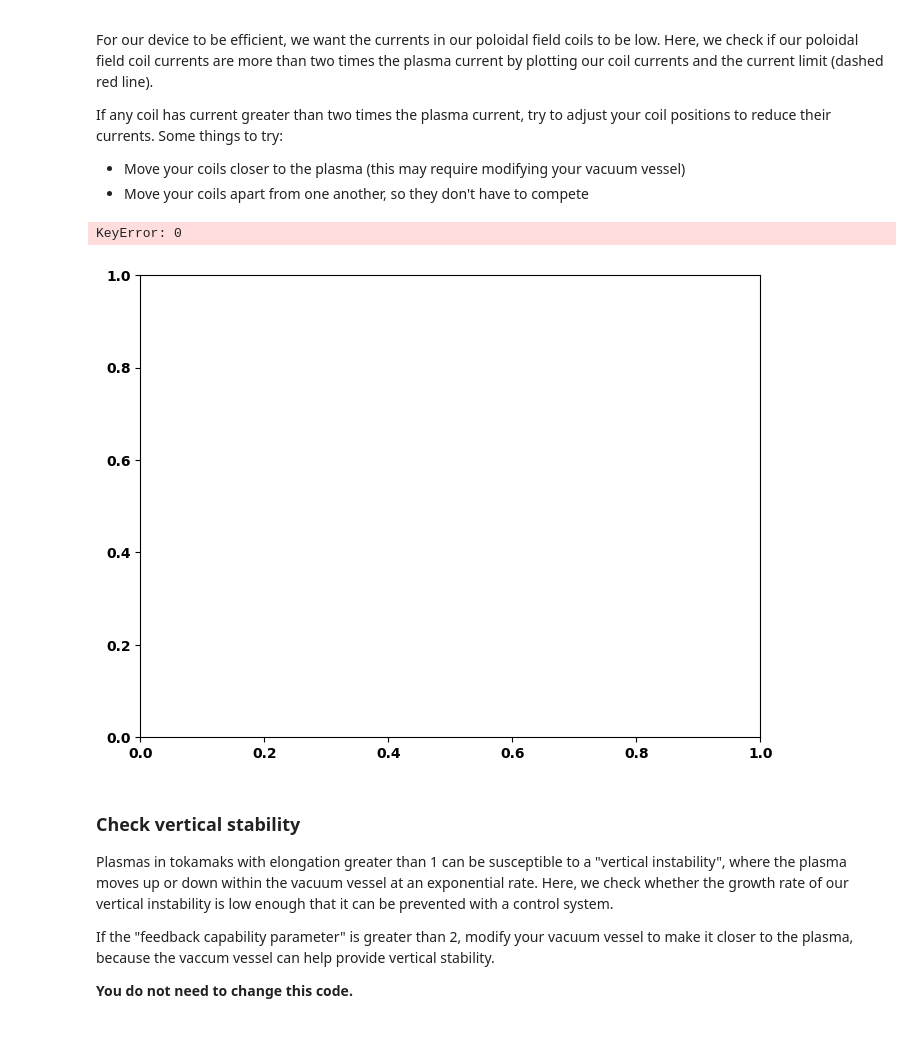
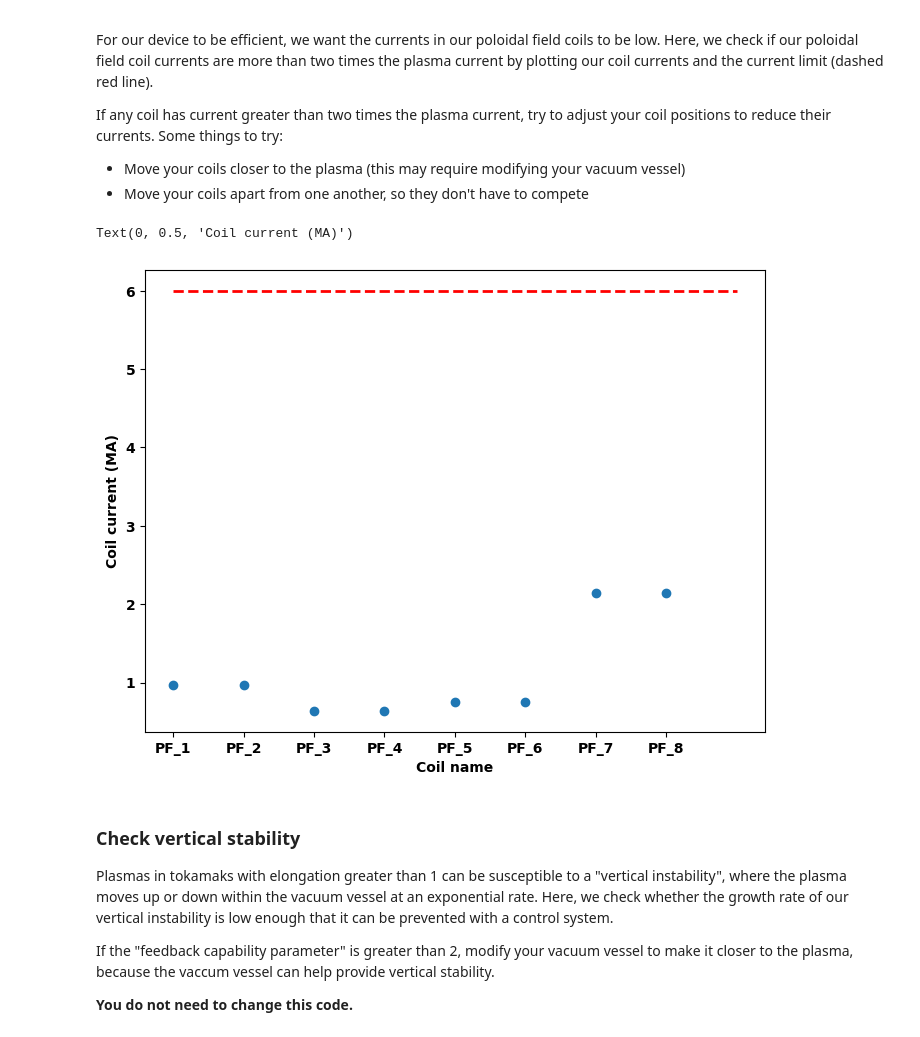
Before and after one commit to nikaslukyanov/interactive-tokamak-simulator, a Jupyter notebook: AOE_tokamaker.ipynb, the cells around one changed output. Drawn from its saved outputs; the diff is of its cells as text; code cells hidden in the pictures.

```diff
--- a/AOE_tokamaker.ipynb
+++ b/AOE_tokamaker.ipynb
@@ -418,19 +419,19 @@ If any coil has current greater than two times the plasma current, try to adjust
 # %%
 fig,ax = plt.subplots(figsize = (8,6))
 
 coil_currents, current_map = tokamaker.get_coil_currents()
 
 for i, key in enumerate(coil_dict.keys()):
-    ax.scatter(key, np.abs(coil_currents[i] / 1E6), color='tab:blue')
+    ax.scatter(key, np.abs(coil_currents[key] / 1E6), color='tab:blue')
 
 coil_current_limit = eq_info['Ip']*2
 ax.hlines(coil_current_limit/1E6, xmin = 0, xmax = len(coil_dict.keys()), color = 'r', linestyle = '--')
 
 ax.set_xlabel('Coil name')
 ax.set_ylabel('Coil current (MA)')
 # %% [output]
-KeyError: 0
+Text(0, 0.5, 'Coil current (MA)')
-[figure, old version]
+[figure, new version]
 # %% [markdown]
 ### Check vertical stability
 
```
Also changed, not shown: parts of 20 cells of this notebook.
